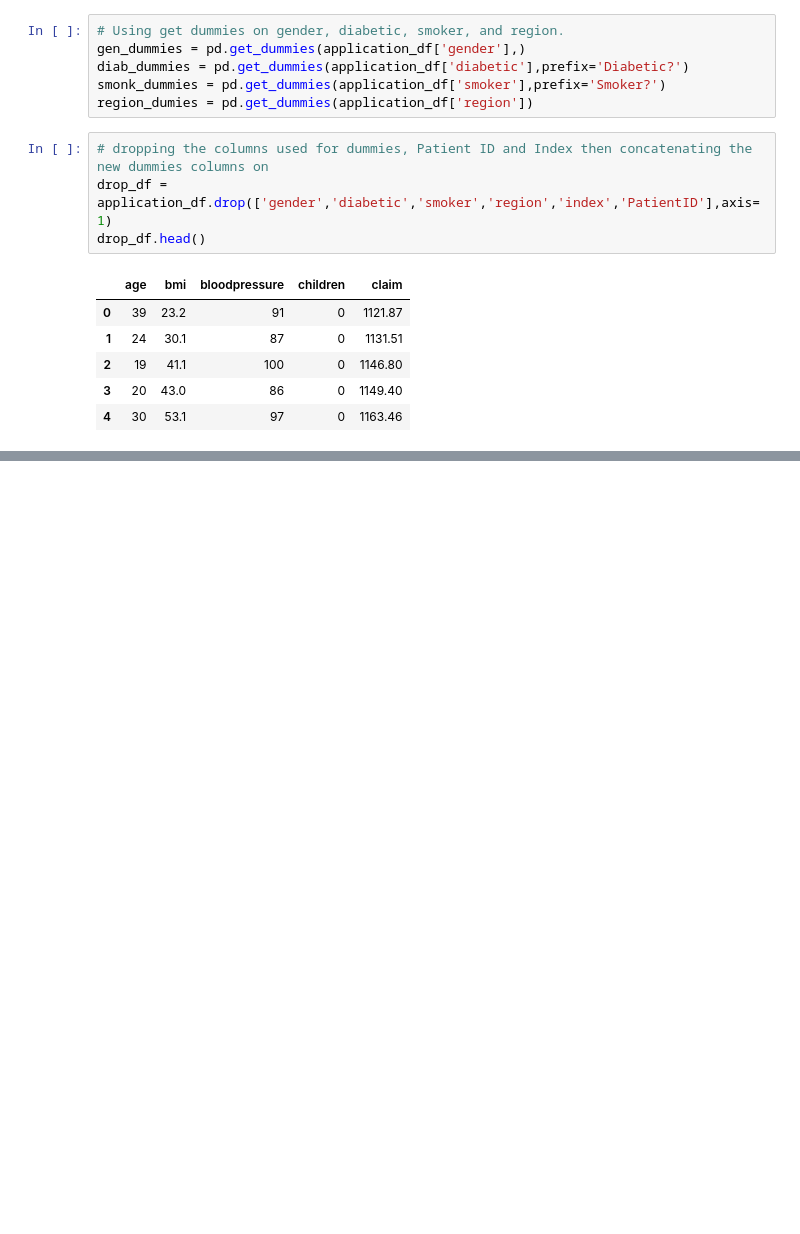
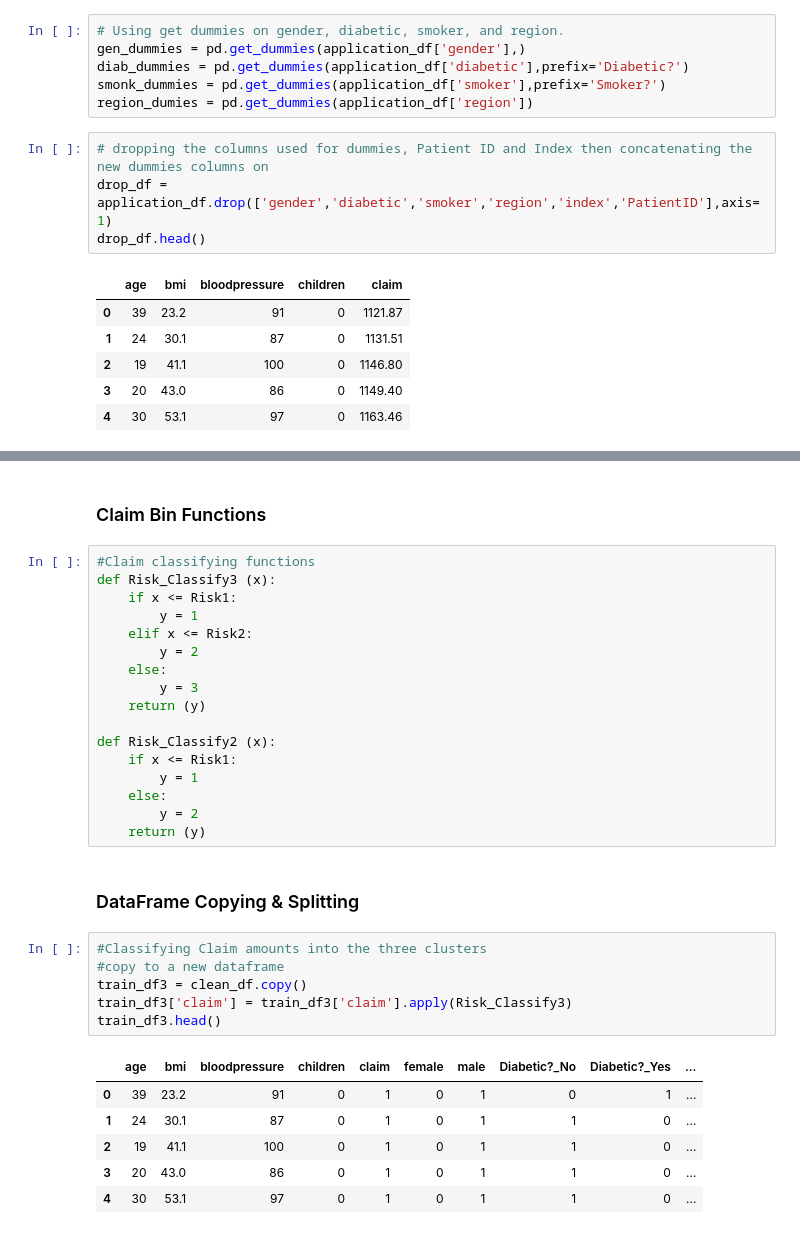
Before and after one commit to Hermaeus1/Health-Claims-P4, a Jupyter notebook: Files/Claims_Learning.ipynb, the cells around one changed output, grey strips where cells are left out. Cells and saved outputs as stored; diff of their text form; blank space fills up the shorter version.

```diff
--- a/Files/Claims_Learning.ipynb
+++ b/Files/Claims_Learning.ipynb
@@ -228,0 +205,34 @@ nn.save('Models/Charity12.h5')
+# %% [markdown]
+### Claim Bin Functions
+# %%
+#Claim classifying functions
+def Risk_Classify3 (x):
+    if x <= Risk1:
+        y = 1
+    elif x <= Risk2:
+        y = 2
+    else:
+        y = 3
+    return (y)
+
+def Risk_Classify2 (x):
+    if x <= Risk1:
+        y = 1
+    else:
+        y = 2
+    return (y)
+# %% [markdown]
+### DataFrame Copying & Splitting
+# %%
+#Classifying Claim amounts into the three clusters
+#copy to a new dataframe
+train_df3 = clean_df.copy()
+train_df3['claim'] = train_df3['claim'].apply(Risk_Classify3)
+train_df3.head()
+# %% [output]
+|  | age | bmi | bloodpressure | children | claim | female | male | Diabetic?_No | Diabetic?_Yes | ... |
+| 0 | 39 | 23.2 | 91 | 0 | 1 | 0 | 1 | 0 | 1 | ... |
+| 1 | 24 | 30.1 | 87 | 0 | 1 | 0 | 1 | 1 | 0 | ... |
+| 2 | 19 | 41.1 | 100 | 0 | 1 | 0 | 1 | 1 | 0 | ... |
+| 3 | 20 | 43.0 | 86 | 0 | 1 | 0 | 1 | 1 | 0 | ... |
+| 4 | 30 | 53.1 | 97 | 0 | 1 | 0 | 1 | 1 | 0 | ... |
```
Also changed, not shown: parts of 80 cells of this notebook, 2 other files.
